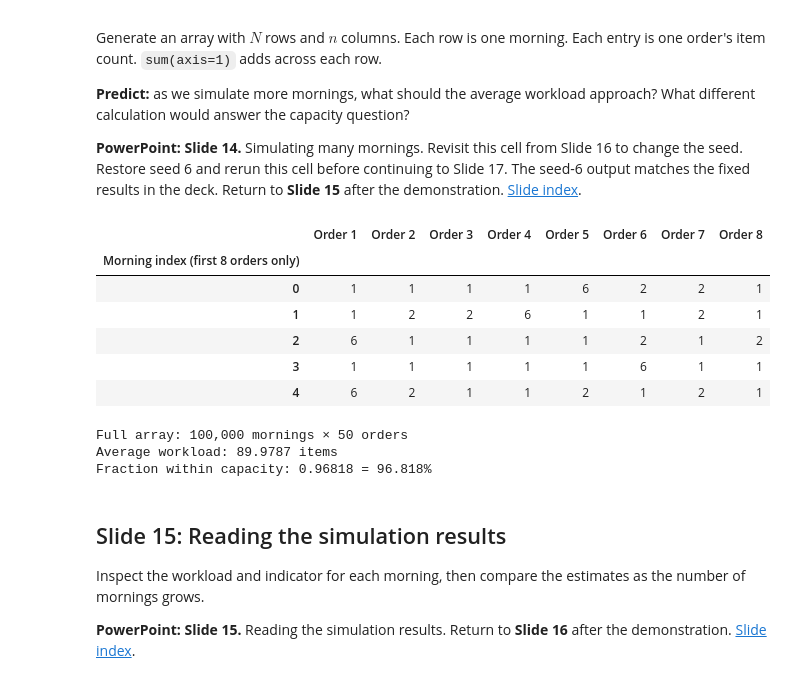
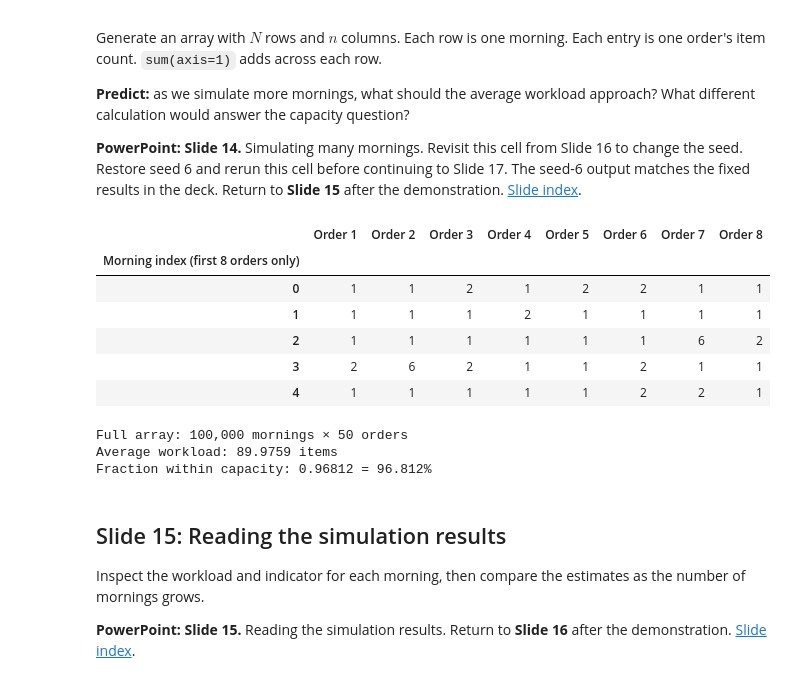
Before and after one commit to RBrooksDK/SMP1_26, a Jupyter notebook: 06_Random_Sampling_Monte_Carlo_and_Limit_Theorems/SMP1_26_session06_live_lecture.ipynb, the cells around one changed output. Drawn from its saved outputs; the diff is of its cells as text; code cells hidden in the pictures.

```diff
--- a/06_Random_Sampling_Monte_Carlo_and_Limit_Theorems/SMP1_26_session06_live_lecture.ipynb
+++ b/06_Random_Sampling_Monte_Carlo_and_Limit_Theorems/SMP1_26_session06_live_lecture.ipynb
@@ -304,35 +304,35 @@ approach? What different calculation would answer the capacity question?
 # %%
 # PowerPoint: Slide 14 — Simulating many mornings
 # Uses: Slide 4 model setup (run the earlier labelled cells first).
 # Also Slide 16: change the seed, then restore 6 and rerun before continuing.
 # After this demonstration: return to Slide 15.
 N_WAREHOUSE = 100_000
-rng_warehouse = np.random.default_rng(6)
+rng_warehouse = np.random.default_rng()
 warehouse_orders = rng_warehouse.choice(
     ORDER_VALUES, size=(N_WAREHOUSE, ORDERS_PER_MORNING), p=ORDER_PROBS
 )
 workloads = warehouse_orders.sum(axis=1)       # One total for each morning.
 within_capacity = workloads <= CAPACITY      # One True/False for each morning.
 
 display(pd.DataFrame(warehouse_orders[:5, :8],
                      columns=[f"Order {j}" for j in range(1, 9)])
         .rename_axis("Morning index (first 8 orders only)"))
 print(f"Full array: {warehouse_orders.shape[0]:,} mornings × "
       f"{warehouse_orders.shape[1]} orders")
 print(f"Average workload: {workloads.mean():.4f} items")
 print(f"Fraction within capacity: {within_capacity.mean():.5f} "
       f"= {within_capacity.mean():.3%}")
 # %% [output]
 |  | Order 1 | Order 2 | Order 3 | Order 4 | Order 5 | Order 6 | Order 7 | Order 8 |
 | Morning index (first 8 orders only) |  |  |  |  |  |  |  |  |
-| 0 | 1 | 1 | 1 | 1 | 6 | 2 | 2 | 1 |
-| 1 | 1 | 2 | 2 | 6 | 1 | 1 | 2 | 1 |
-| 2 | 6 | 1 | 1 | 1 | 1 | 2 | 1 | 2 |
-| 3 | 1 | 1 | 1 | 1 | 1 | 6 | 1 | 1 |
-| 4 | 6 | 2 | 1 | 1 | 2 | 1 | 2 | 1 |
+| 0 | 1 | 1 | 2 | 1 | 2 | 2 | 1 | 1 |
+| 1 | 1 | 1 | 1 | 2 | 1 | 1 | 1 | 1 |
+| 2 | 1 | 1 | 1 | 1 | 1 | 1 | 6 | 2 |
+| 3 | 2 | 6 | 2 | 1 | 1 | 2 | 1 | 1 |
+| 4 | 1 | 1 | 1 | 1 | 1 | 2 | 2 | 1 |
 Full array: 100,000 mornings × 50 orders
-Average workload: 89.9787 items
-Fraction within capacity: 0.96818 = 96.818%
+Average workload: 89.9759 items
+Fraction within capacity: 0.96812 = 96.812%
 # %% [markdown]
 ## Slide 15: Reading the simulation results
 
```
Also changed, not shown: parts of 2 cells of this notebook, 1 other file.
